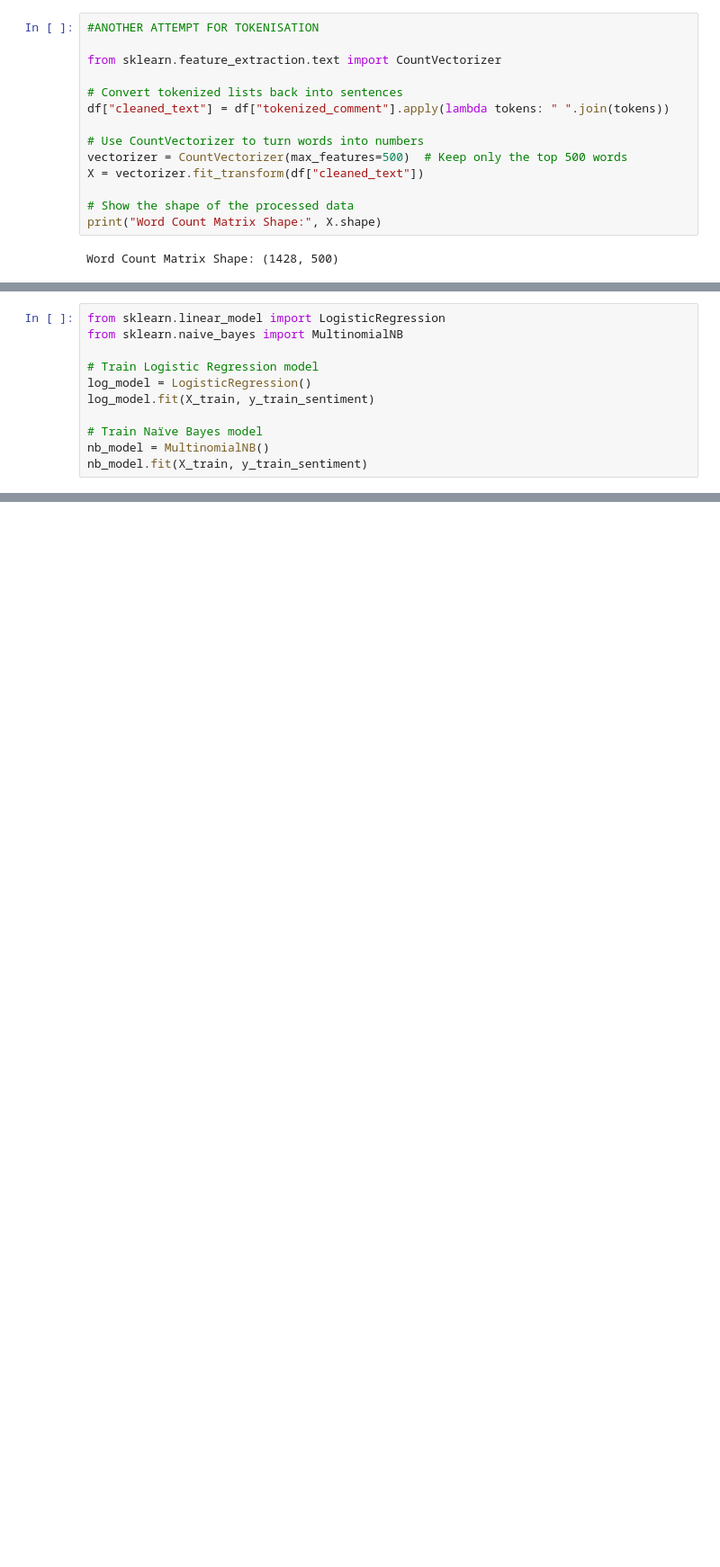
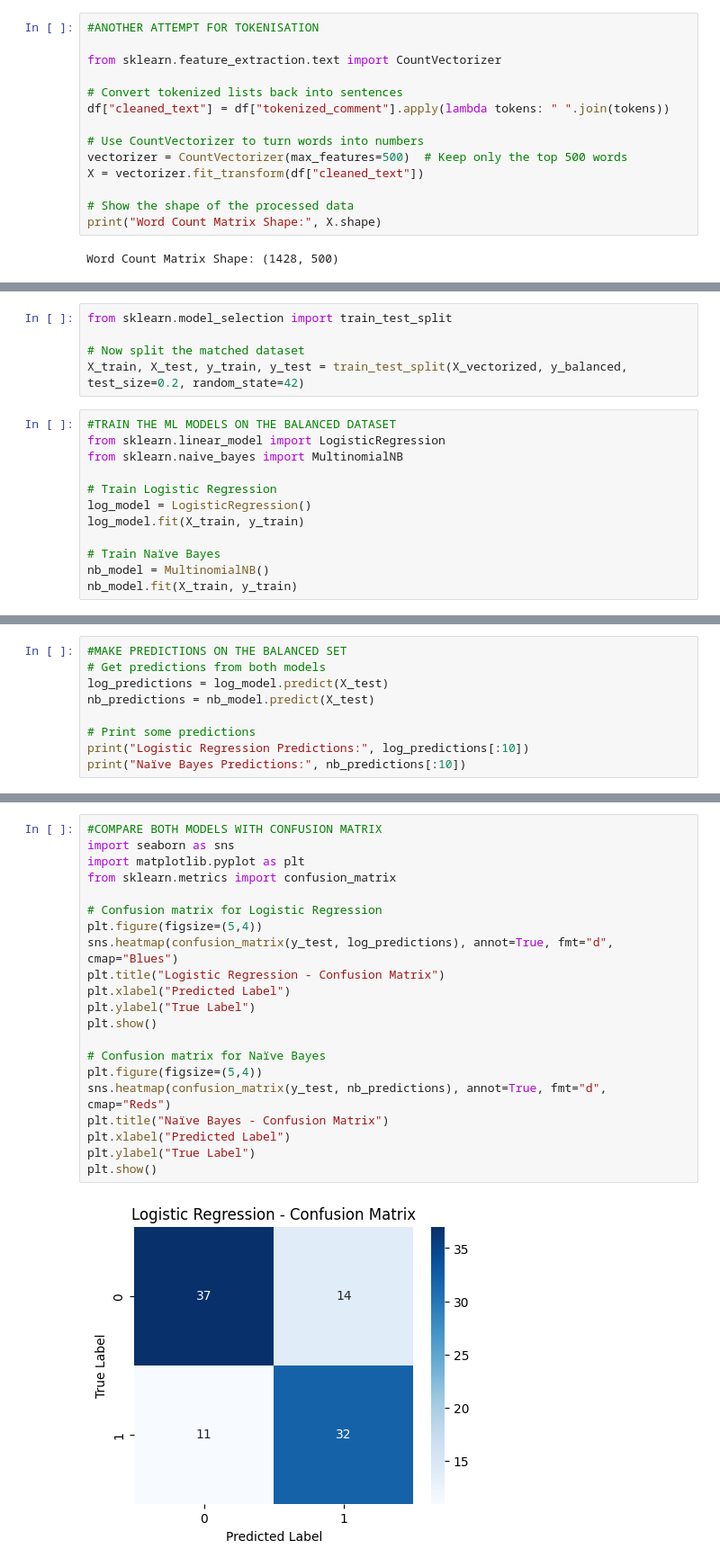
Before and after one commit to noraishmael/Final-Project, a Jupyter notebook: Final Project.ipynb, the cells around one changed output, grey strips where cells are left out. Shown at 90% size. Saved outputs shown, nothing was run; the diff lists cells and outputs as text; blank space fills up the shorter version.

```diff
--- a/Final Project.ipynb
+++ b/Final Project.ipynb
@@ -504,11 +479,17 @@ Word Count Matrix Shape: (1428, 500)
+# %%
+from sklearn.model_selection import train_test_split
+
+# Now split the matched dataset
+X_train, X_test, y_train, y_test = train_test_split(X_vectorized, y_balanced, test_size=0.2, random_state=42)
 # %%
+#TRAIN THE ML MODELS ON THE BALANCED DATASET
 from sklearn.linear_model import LogisticRegression
 from sklearn.naive_bayes import MultinomialNB
 
-# Train Logistic Regression model
+# Train Logistic Regression
 log_model = LogisticRegression()
-log_model.fit(X_train, y_train_sentiment)
+log_model.fit(X_train, y_train)
 
-# Train Naïve Bayes model
+# Train Naïve Bayes
 nb_model = MultinomialNB()
-nb_model.fit(X_train, y_train_sentiment)
+nb_model.fit(X_train, y_train)
@@ -514,0 +498,9 @@ nb_model.fit(X_train, y_train_sentiment)
+# %%
+#MAKE PREDICTIONS ON THE BALANCED SET
+# Get predictions from both models
+log_predictions = log_model.predict(X_test)
+nb_predictions = nb_model.predict(X_test)
+
+# Print some predictions
+print("Logistic Regression Predictions:", log_predictions[:10])
+print("Naïve Bayes Predictions:", nb_predictions[:10])
@@ -514,0 +510,23 @@ nb_model.fit(X_train, y_train_sentiment)
+# %%
+#COMPARE BOTH MODELS WITH CONFUSION MATRIX
+import seaborn as sns
+import matplotlib.pyplot as plt
+from sklearn.metrics import confusion_matrix
+
+# Confusion matrix for Logistic Regression
+plt.figure(figsize=(5,4))
+sns.heatmap(confusion_matrix(y_test, log_predictions), annot=True, fmt="d", cmap="Blues")
+plt.title("Logistic Regression - Confusion Matrix")
+plt.xlabel("Predicted Label")
+plt.ylabel("True Label")
+plt.show()
+
+# Confusion matrix for Naïve Bayes
+plt.figure(figsize=(5,4))
+sns.heatmap(confusion_matrix(y_test, nb_predictions), annot=True, fmt="d", cmap="Reds")
+plt.title("Naïve Bayes - Confusion Matrix")
+plt.xlabel("Predicted Label")
+plt.ylabel("True Label")
+plt.show()
+# %% [output]
+[figure, added]
```
Also changed, not shown: parts of 32 cells of this notebook, 1 other file.
